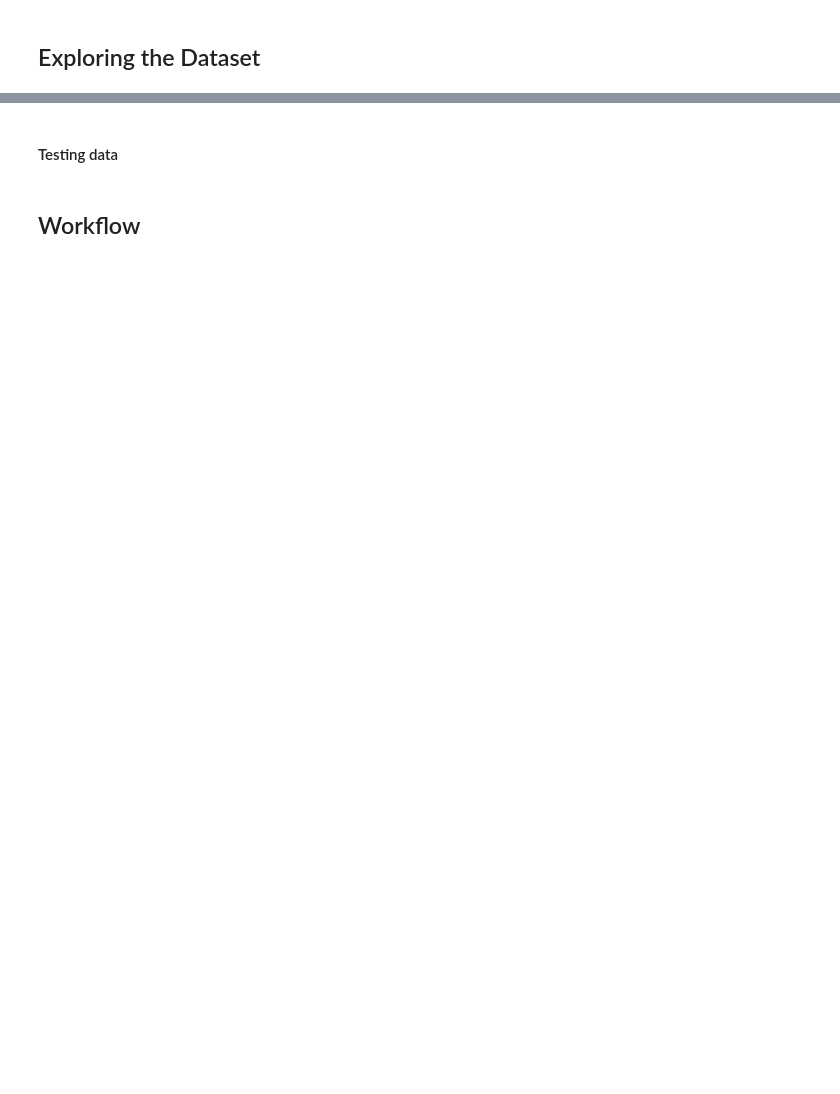
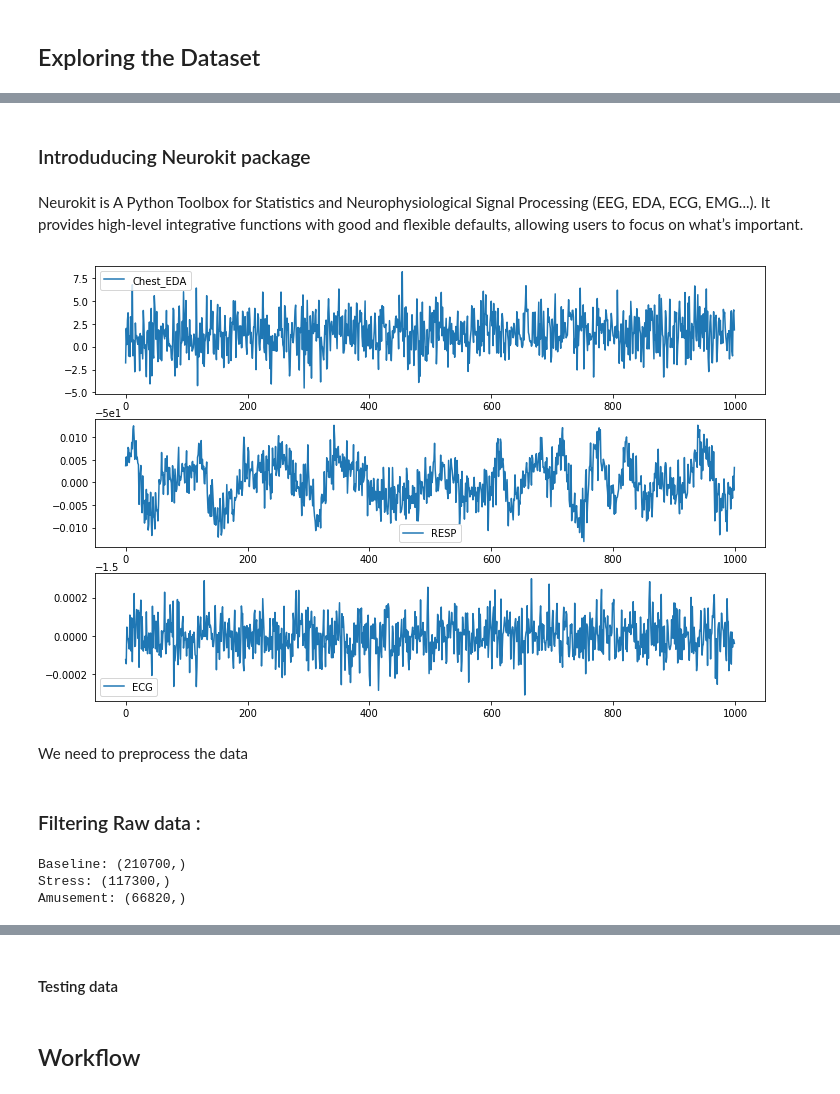
Before and after one commit to ielmansouri/Stress_Detection, a Jupyter notebook: Stress_Detection_Starting_Kit.ipynb, the cells around one changed output, grey strips where cells are left out. Saved outputs shown, nothing was run; the diff lists cells and outputs as text; code cells hidden in the pictures; blank space fills up the shorter version.

Commit message:
Adding Plot Features

```diff
--- a/Stress_Detection_Starting_Kit.ipynb
+++ b/Stress_Detection_Starting_Kit.ipynb
@@ -208,0 +132,8 @@ del res_bio
+# %%
+data = pd.read_csv(
+    r"./data/subject_data_1.csv",
+    sep=",",
+    encoding="utf-8",
+    error_bad_lines=False,
+    low_memory=False,
+)
@@ -208,0 +151,11 @@ del res_bio
+# %%
+#Signing Static Values for the RAW Sensor Data
+vcc=3
+chan_bit=65536
+
+data['ECG']=data['ECG'].apply(lambda x: ((x/chan_bit-0.5)*vcc)) #in mV
+data['EMG']=data['EMG'].apply(lambda x: ((x/chan_bit-0.5)*vcc)) #in mV
+data['RESP']=data['RESP'].apply(lambda x: ((x/chan_bit-0.5)*100)) #in %age
+data['Wrist_ACC_X']=data['Wrist_ACC_X'].apply(lambda x: ((x*2*9.8)/128)) #in m/s^2
+data['Wrist_ACC_Y']=data['Wrist_ACC_Y'].apply(lambda x: ((x*2*9.8)/128)) #in m/s^2
+data['Wrist_ACC_Z']=data['Wrist_ACC_Z'].apply(lambda x: ((x*2*9.8)/128)) #in m/s^2
@@ -208,0 +164,9 @@ del res_bio
+# %%
+def compute_rolling_mean(data, feature, row_window):
+    name = '_'.join([feature, row_window, 'mean'])
+    data[name] = data[feature].rolling(int(row_window)).mean()
+    data[name] = data[name].ffill().bfill()
+    data[name].astype(data[feature].dtype)
+    return data
+# %%
+data = compute_rolling_mean(data, 'Wrist_ACC_X', '5')
@@ -208,0 +187,2 @@ del res_bio
+# %% [markdown]
+### Introduducing Neurokit package
@@ -208,0 +191,16 @@ del res_bio
+# %% [markdown]
+Neurokit is A Python Toolbox for Statistics and Neurophysiological Signal Processing (EEG, EDA, ECG, EMG...). It provides high-level integrative functions with good and flexible defaults, allowing users to focus on what’s important.
+# %%
+fig, axes = plt.subplots(3, 1, figsize=(12,8))
+
+data.head(1000).plot(y=['Chest_EDA'], ax=axes[0])
+data.head(1000).plot(y=['RESP'], ax=axes[1])
+data.head(1000).plot(y=['ECG'], ax=axes[2])
+
+plt.show()
+# %% [output]
+[figure, added]
+# %% [markdown]
+We need to preprocess the data
+# %% [markdown]
+### Filtering Raw data :
@@ -208,0 +213,8 @@ del res_bio
+# %%
+print("Baseline:", data['ECG'][baseline].shape)
+print("Stress:", data['ECG'][stress].shape)
+print("Amusement:", data['ECG'][amusement].shape)
+# %% [output]
+Baseline: (210700,)
+Stress: (117300,)
+Amusement: (66820,)
```
Also changed, not shown: parts of 49 cells of this notebook.
